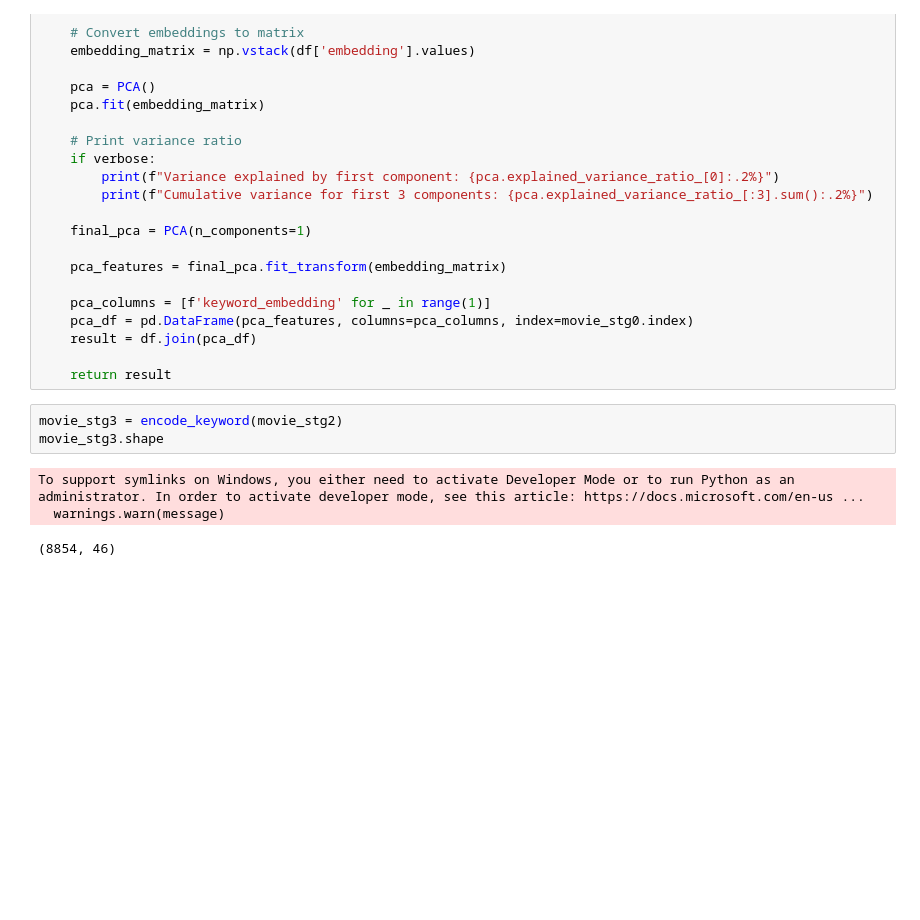
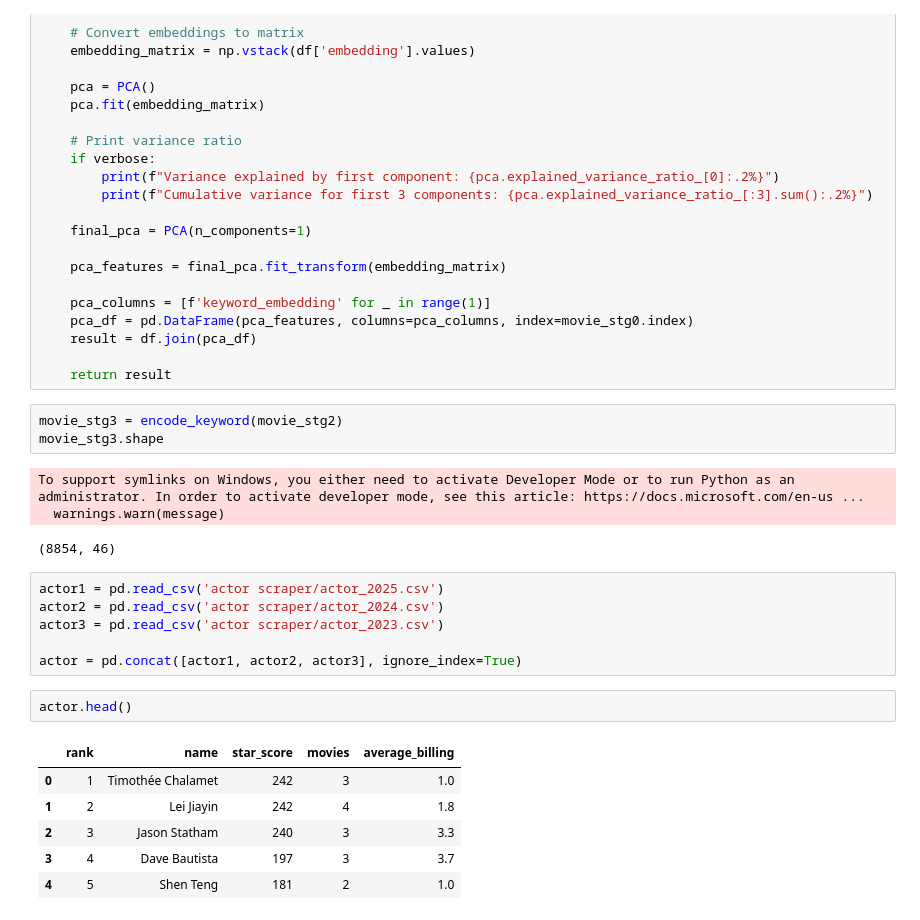
Before and after one commit to Eric7895/Movie_Revenue_Web_Application, a Jupyter notebook: data_preprocessing.ipynb, the cells around one changed output. Cells and saved outputs as stored; diff of their text form; blank space fills up the shorter version.

```diff
--- a/data_preprocessing.ipynb
+++ b/data_preprocessing.ipynb
@@ -388,3 +389,18 @@ movie_stg3.shape
 To support symlinks on Windows, you either need to activate Developer Mode or to run Python as an administrator. In order to activate developer mode, see this article: https://docs.microsoft.com/en-us ...
   warnings.warn(message)
 (8854, 46)
+# %%
+actor1 = pd.read_csv('actor scraper/actor_2025.csv')
+actor2 = pd.read_csv('actor scraper/actor_2024.csv')
+actor3 = pd.read_csv('actor scraper/actor_2023.csv')
+
+actor = pd.concat([actor1, actor2, actor3], ignore_index=True)
+# %%
+actor.head()
+# %% [output]
+|  | rank | name | star_score | movies | average_billing |
+| 0 | 1 | Timothée Chalamet | 242 | 3 | 1.0 |
+| 1 | 2 | Lei Jiayin | 242 | 4 | 1.8 |
+| 2 | 3 | Jason Statham | 240 | 3 | 3.3 |
+| 3 | 4 | Dave Bautista | 197 | 3 | 3.7 |
+| 4 | 5 | Shen Teng | 181 | 2 | 1.0 |
```
Also changed, not shown: parts of 5 cells of this notebook, 5 other files.
